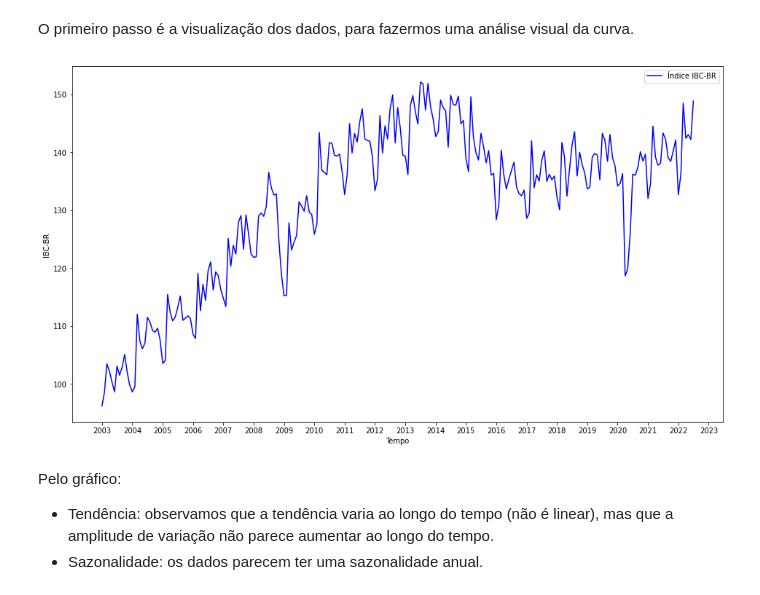
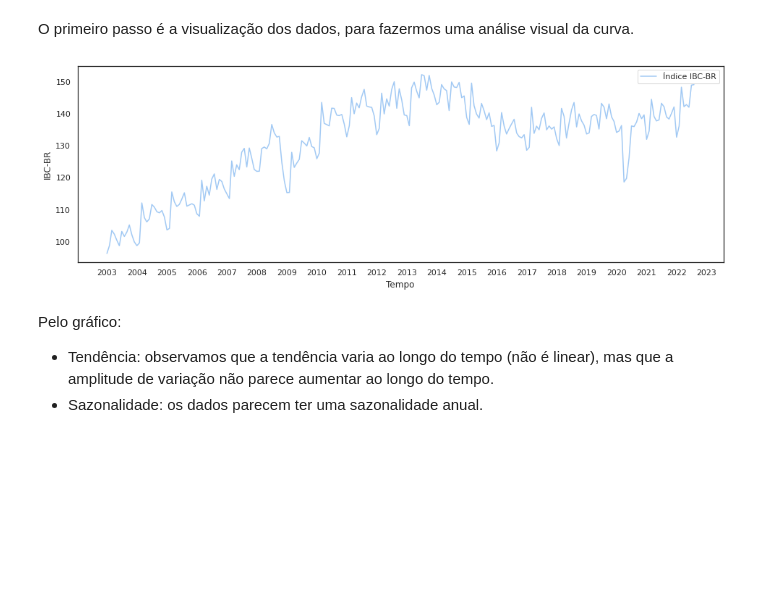
Before and after one commit to dev-alexmc/bimaster-proj, a Jupyter notebook: analise-exploratoria/series-temporais/ibc_br_analise_exploratoria.ipynb, the cells around one changed output. Saved outputs shown, nothing was run; the diff lists cells and outputs as text; code cells hidden in the pictures; blank space fills up the shorter version.

```diff
--- a/analise-exploratoria/series-temporais/ibc_br_analise_exploratoria.ipynb
+++ b/analise-exploratoria/series-temporais/ibc_br_analise_exploratoria.ipynb
@@ -37,6 +48,9 @@ statsmodels == 0.13.2
 # Google Colaboratory, para facilitar a exploração dos dados.
 from google.colab import data_table
 data_table.enable_dataframe_formatter()
+# %%
+# ajustamos o formato de apresentação padrão dos gráficos
+sns.set_theme(style="white", palette="pastel")
 # %% [markdown]
 ## Obtendo a série temporal
   A série temporal selecionada para análise foi o [Índice de Atividade Econômica do Banco Central - IBC-Br](https://dadosabertos.bcb.gov.br/dataset/24363-indice-de-atividade-economica-do-banco-central---ibc-br), que é um indicador mensal da atividade econômica no Brasil. Os dados dessa série iniciam em 2003 e são apurados mensalmente pelo banco central do Brasil. Essa série está íntimamente relacionada com a formação do Produto Interno Bruto do Brasil, servido como indicativo de tendência deste último.
@@ -117,18 +131,18 @@ def configurar_ticks_anuais(ax):
   ax.xaxis.set_major_locator(matplotlib.dates.YearLocator(base=1))
   ax.xaxis.set_major_formatter(matplotlib.dates.DateFormatter("%Y"))
 # %%
-fig = plt.figure(figsize=(16,9))
+fig = plt.figure(figsize=(16,5))
 plt.plot(df['valor'], 'b')
 plt.legend(['Índice IBC-BR'])
 plt.ylabel('IBC-BR')
 plt.xlabel('Tempo')
 
 # ajustamos o eixo x da figura para exibir ticks a cada ano
 configurar_ticks_anuais(fig.axes[0])
 
 plt.show()
 # %% [output]
-[figure, old version]
+[figure, new version]
 # %% [markdown]
 Pelo gráfico:
 - Tendência: observamos que a tendência varia ao longo do tempo (não é linear), mas que a amplitude de variação não parece aumentar ao longo do tempo.
```
Also changed, not shown: parts of 60 cells of this notebook.
